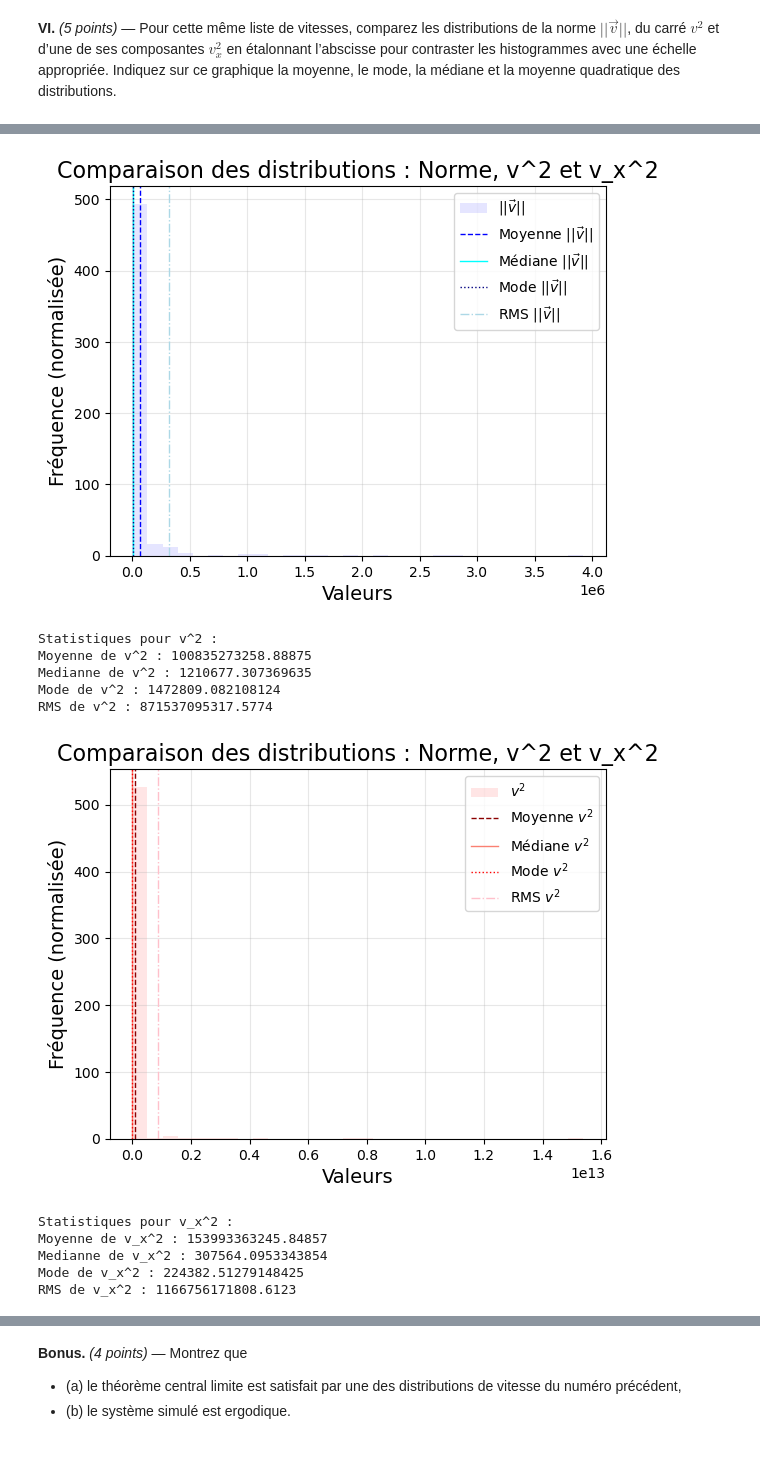
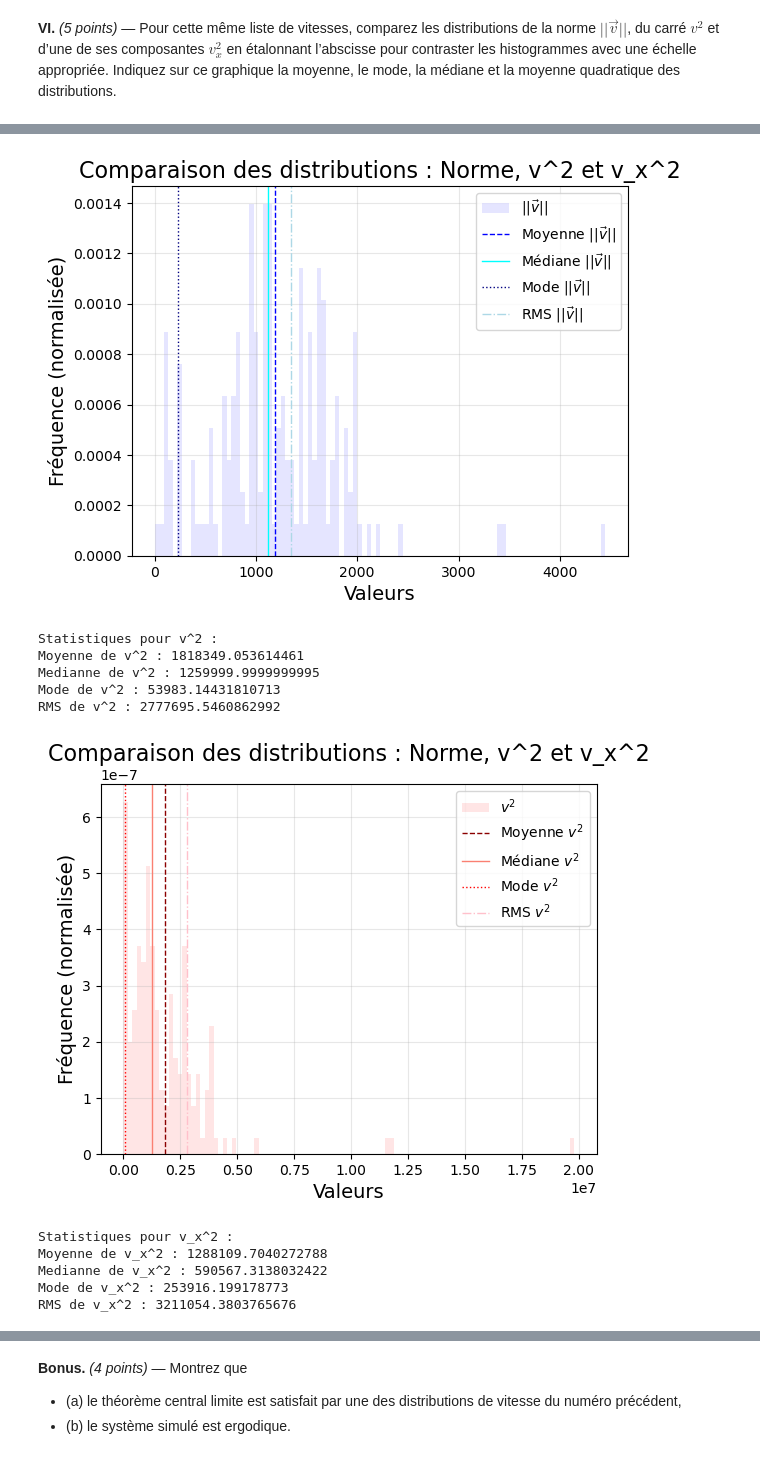
Before and after one commit to LilR3GY/TP_Num_Thermo_Stat, a Jupyter notebook: tdsTP_Part1_h25.ipynb, the cells around one changed output, grey strips where cells are left out. Cells and saved outputs as stored; diff of their text form; code cells hidden in the pictures.

```diff
--- a/tdsTP_Part1_h25.ipynb
+++ b/tdsTP_Part1_h25.ipynb
@@ -245,11 +247,12 @@ for d1_x, d2_x, t1, t2 in zip(distance_1_x, distance_2_x, temps_1, temps_2):
     if t1 != t2:  # Avoid division by zero
         vitesses_x.append((d2_x - d1_x) / (t2 - t1))
 
-norme = np.array(np.abs(vitesses))
-vitesse_squared =np.array(vitesses) ** 2
-vitesse_x_squared = np.array(vitesses_x) ** 2
+norme = np.abs(vitesses)
+vitesse_squared =np.square(vitesses)
+vitesse_x_squared = np.square(vitesses_x)
 
 def calculer_statistiques(data):
+    data = np.array(data)
     moyenne = np.mean(data)
     med = np.median(data)
     mod = mode(data, keepdims=True)[0][0]
@@ -262,10 +265,10 @@ stats_norme = calculer_statistiques(norme)
 stats_v_squared = calculer_statistiques(vitesse_squared)
 stats_v_x_squared = calculer_statistiques(vitesse_x_squared)
 
-bins = 30
+bins = 100
 
 # Histogramme pour ||v||
-plt.hist(norme, bins=bins, alpha=0.1, label=r'$||\vec{v}||$', color='blue')
+plt.hist(norme, bins=bins, alpha=0.1, density=True, label=r'$||\vec{v}||$', color='blue')
 plt.axvline(stats_norme[0], color='blue', linestyle='dashed', linewidth=1, label=r'Moyenne $||\vec{v}||$')
 plt.axvline(stats_norme[1], color='cyan', linestyle='solid', linewidth=1, label=r'Médiane $||\vec{v}||$')
 plt.axvline(stats_norme[2], color='navy', linestyle='dotted', linewidth=1, label=r'Mode $||\vec{v}||$')
@@ -287,7 +290,7 @@ plt.grid(alpha=0.3)
 plt.show()
 
 # Histogramme pour v^2
-plt.hist(vitesse_squared, bins=bins, alpha=0.1, label=r'$v^2$', color='red')
+plt.hist(vitesse_squared, bins=bins, alpha=0.1, density=True, label=r'$v^2$', color='red')
 plt.axvline(stats_v_squared[0], color='darkred', linestyle='dashed', linewidth=1, label=r'Moyenne $v^2$')
 plt.axvline(stats_v_squared[1], color='salmon', linestyle='solid', linewidth=1, label=r'Médiane $v^2$')
 plt.axvline(stats_v_squared[2], color='red', linestyle='dotted', linewidth=1, label=r'Mode $v^2$')
@@ -309,7 +312,7 @@ plt.grid(alpha=0.3)
 plt.show()
 
 # Histogramme pour v_x^2
-plt.hist(vitesse_x_squared, bins=bins, alpha=0.1, label=r'$v_x^2$', color='green')
+plt.hist(vitesse_x_squared, bins=bins, alpha=0.1, density=True, label=r'$v_x^2$', color='green')
 plt.axvline(stats_v_x_squared[0], color='darkgreen', linestyle='dashed', linewidth=1, label=r'Moyenne $v_x^2$')
 plt.axvline(stats_v_x_squared[1], color='lightgreen', linestyle='solid', linewidth=1, label=r'Médiane $v_x^2$')
 plt.axvline(stats_v_x_squared[2], color='green', linestyle='dotted', linewidth=1, label=r'Mode $v_x^2$')
@@ -339,12 +342,12 @@ RMS de ||v|| : 317545.7026301706
-[figure, old version]
+[figure, new version]
 Statistiques pour v^2 :
-Moyenne de v^2 : 100835273258.88875
-Medianne de v^2 : 1210677.307369635
-Mode de v^2 : 1472809.082108124
-RMS de v^2 : 871537095317.5774
+Moyenne de v^2 : 1818349.053614461
+Medianne de v^2 : 1259999.9999999995
+Mode de v^2 : 53983.14431810713
+RMS de v^2 : 2777695.5460862992
-[figure, old version]
+[figure, new version]
 Statistiques pour v_x^2 :
-Moyenne de v_x^2 : 153993363245.84857
-Medianne de v_x^2 : 307564.0953343854
-Mode de v_x^2 : 224382.51279148425
-RMS de v_x^2 : 1166756171808.6123
+Moyenne de v_x^2 : 1288109.7040272788
+Medianne de v_x^2 : 590567.3138032422
+Mode de v_x^2 : 253916.199178773
+RMS de v_x^2 : 3211054.3803765676
```
Also changed, not shown: parts of 6 cells of this notebook, 4 other files.
